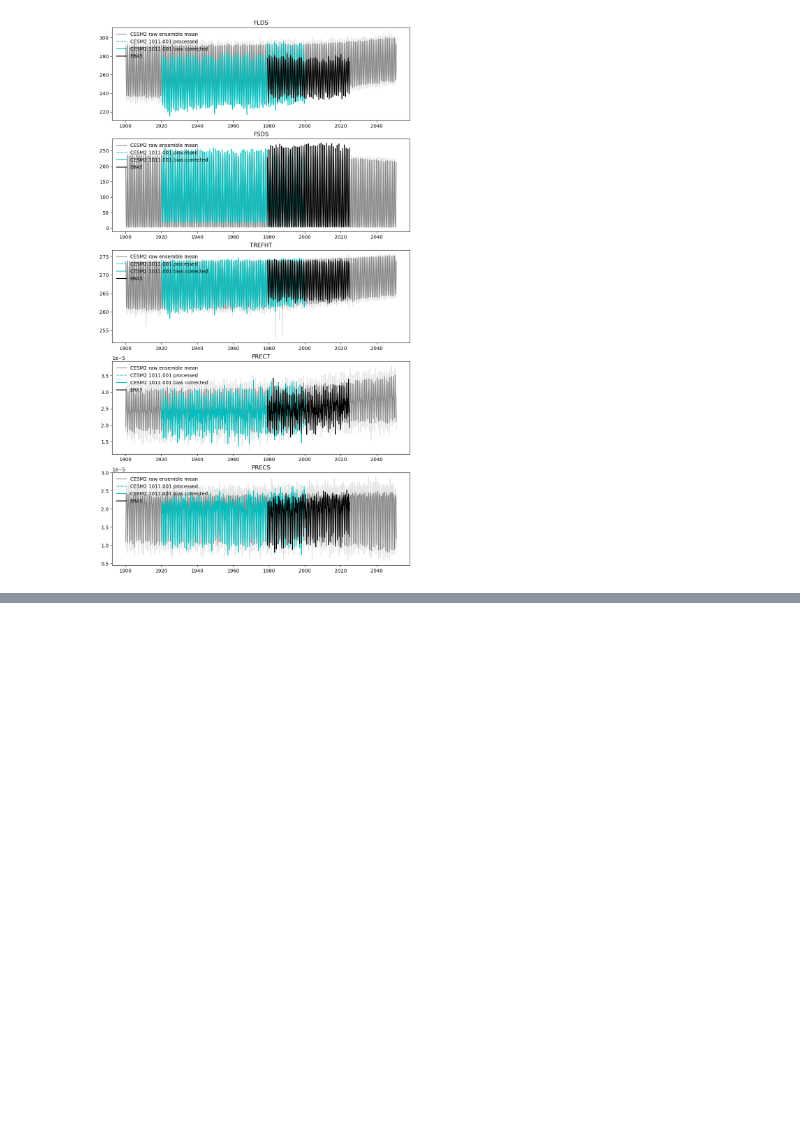
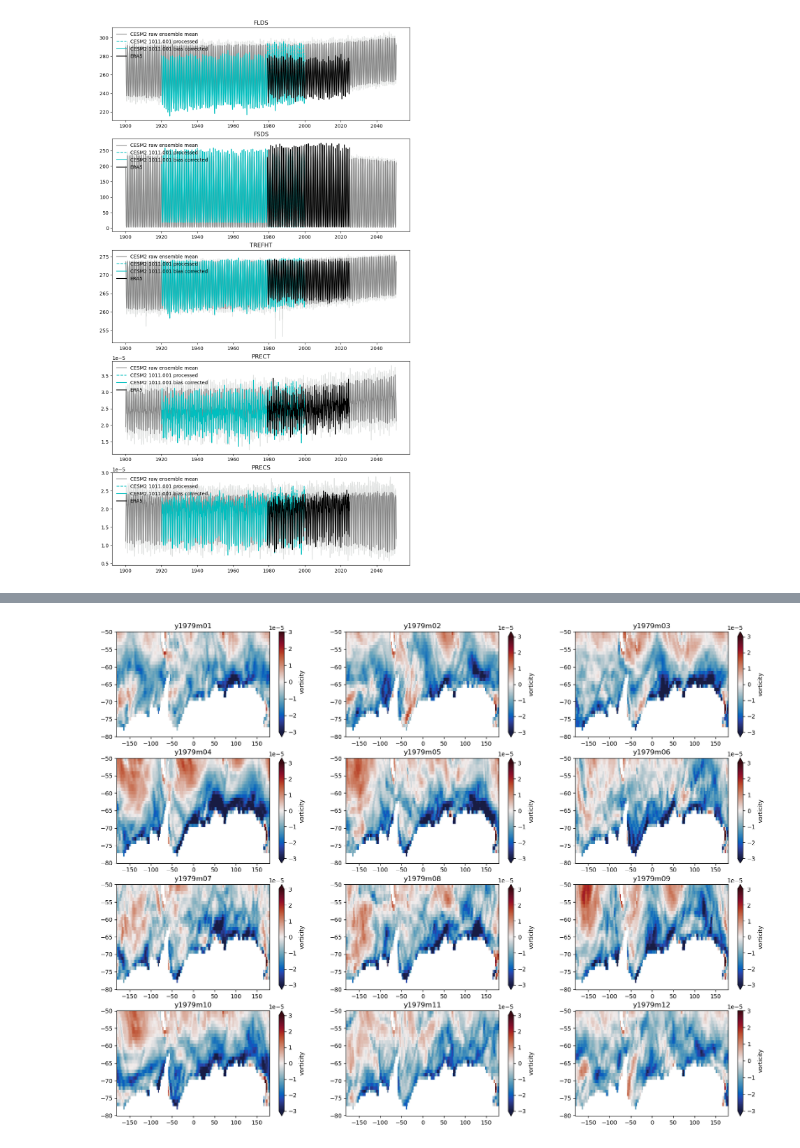
Before and after one commit to brogalla/analysis-birgal, a Jupyter notebook: nemo_config_setup/climate-experiments/CESM2/CESM2_ERA5_ensemble_comp.ipynb, the cells around one changed output, grey strips where cells are left out. Saved outputs shown, nothing was run; the diff lists cells and outputs as text; code cells hidden in the pictures; blank space fills up the shorter version.

```diff
--- a/nemo_config_setup/climate-experiments/CESM2/CESM2_ERA5_ensemble_comp.ipynb
+++ b/nemo_config_setup/climate-experiments/CESM2/CESM2_ERA5_ensemble_comp.ipynb
@@ -70,0 +130,22 @@ fig, ax = viz_timeseries(['FLDS','FSDS','TREFHT','PRECT','PRECS'], freq='1ME')
+# %%
+uwind = xr.open_dataset(f'{cesm2_dir}processed/ens1011.001/CESM2-LE2_ens1011.001_3-hourly_UBOT_y1979.nc').UBOT.sel(lat=slice(-80,-50)).sortby('lon')
+vwind = xr.open_dataset(f'{cesm2_dir}processed/ens1011.001/CESM2-LE2_ens1011.001_3-hourly_VBOT_y1979.nc').VBOT.sel(lat=slice(-80,-50)).sortby('lon')
+
+land_mask  = find_cesm2_file('LE2', 'LANDFRAC', 'atm', 'monthly', '1011.001', 1979)
+cesm2_mask = xr.open_dataset(land_mask).LANDFRAC.isel(time=0)
+cesm2_mask['lon'] = fix_lon_range(cesm2_mask['lon'])
+cesm2_mask = cesm2_mask.sortby('lon','lat').sel(lat=slice(-80,-50))
+# %%
+ts_zeta_cesm2 = None
+for month in range(1,13):
+    zeta = curl_spherical(uwind.isel(time=(uwind.time.dt.month==month)), vwind.isel(time=(vwind.time.dt.month==month)))
+    zeta_mean = zeta.mean(dim='time')
+
+    if ts_zeta_cesm2 is None:
+        ts_zeta_cesm2 = zeta_mean
+    else:
+        ts_zeta_cesm2 = xr.concat([ts_zeta_cesm2, zeta_mean], dim="month")
+# %%
+plot_atm_var(ts_zeta_cesm2, 1979, (cesm2_mask==0), vmin=-3e-5, vmax=3e-5)
+# %% [output]
+[figure, added]
```
Also changed, not shown: parts of 12 cells of this notebook.
